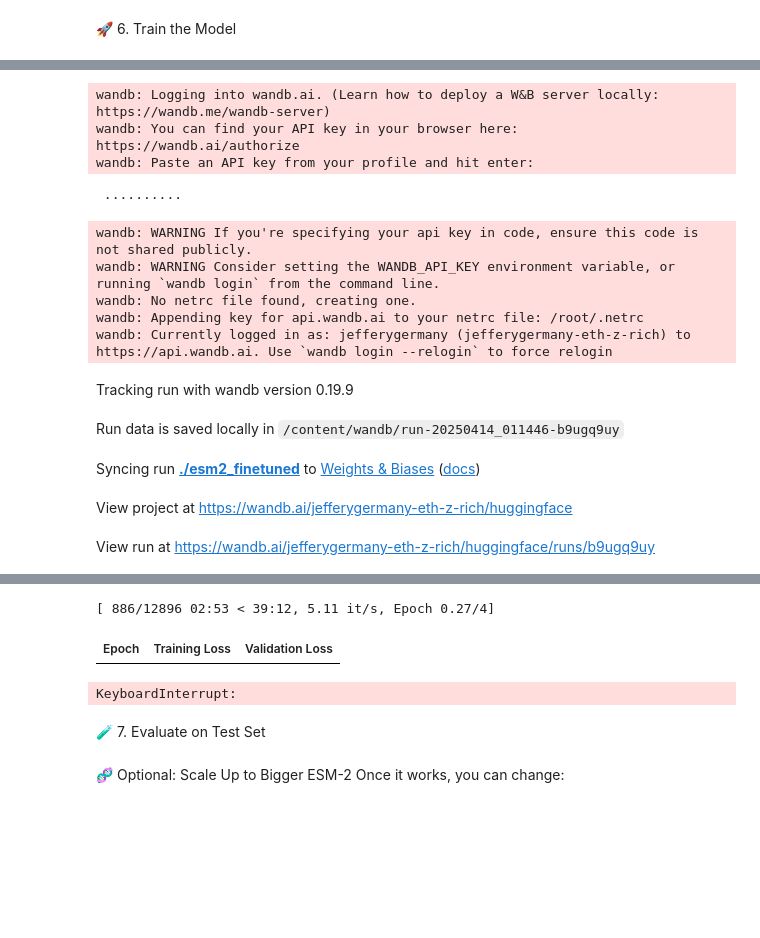
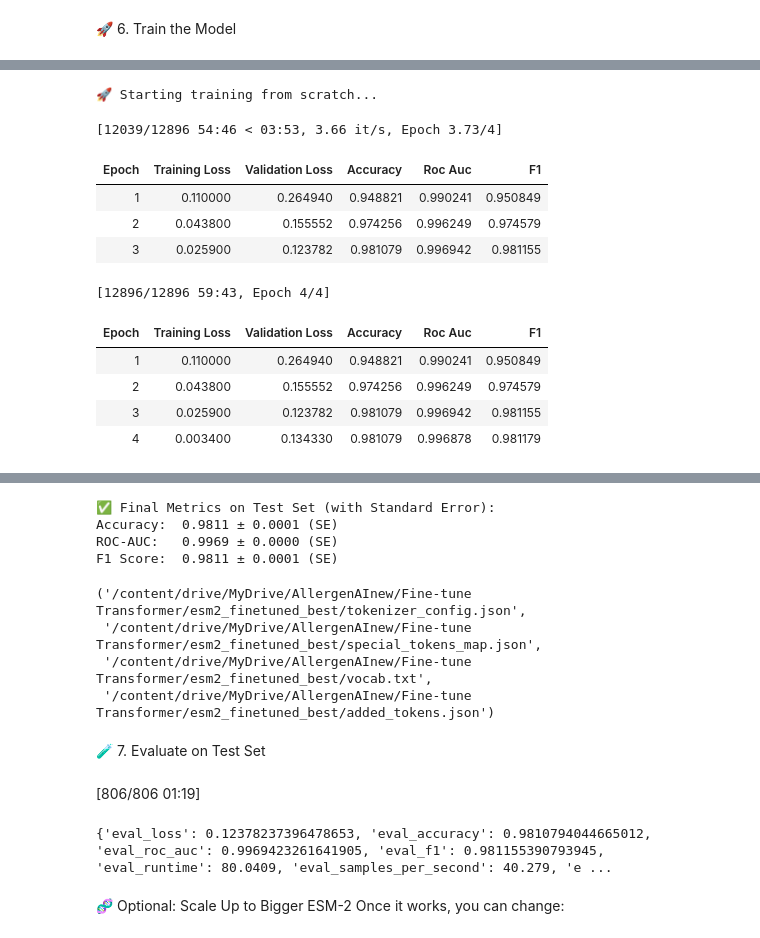
Before and after one commit to Jeffateth/XAllergen, a Jupyter notebook: Fine_Tune_ESM_2.ipynb, the cells around one changed output, grey strips where cells are left out. Saved outputs shown, nothing was run; the diff lists cells and outputs as text; code cells hidden in the pictures; blank space fills up the shorter version.

Commit message:
finished fine tuning

```diff
--- a/Fine_Tune_ESM_2.ipynb
+++ b/Fine_Tune_ESM_2.ipynb
@@ -81,6 +100,13 @@ trainer = Trainer(
 # %% [markdown]
 🚀 6. Train the Model
 # %%
+import numpy as np
+import torch
+from transformers import Trainer, TrainingArguments
+import evaluate  # for accuracy, f1, roc_auc
+from sklearn.metrics import accuracy_score, roc_auc_score, f1_score
+from sklearn.utils import resample
+
 # ==============================
 # 📈 Metrics: Accuracy, ROC-AUC, F1
 # ==============================
@@ -127,11 +153,19 @@ trainer = Trainer(
     tokenizer=tokenizer,
     compute_metrics=compute_metrics,
 )
+# ==============================
+# 🏋️‍♀️ Fine-tune! (Auto-resume enabled)
+# ==============================
+import os
 
-# ==============================
-# 🏋️‍♀️ Fine-tune!
-# ==============================
-trainer.train()
+# Auto-resume training from the latest checkpoint if available
+if os.path.isdir(training_args.output_dir) and any("checkpoint" in f for f in os.listdir(training_args.output_dir)):
+    print("🔁 Resuming from last checkpoint...")
+    trainer.train(resume_from_checkpoint=True)
+else:
+    print("🚀 Starting training from scratch...")
+    trainer.train()
+
 
 # ==============================
 # 📊 Final Evaluation with SE
@@ -183,14 +217,12 @@ wandb: Using wandb-core as the SDK backend.  Please refer to https://wandb.me/wa
-wandb: Logging into wandb.ai. (Learn how to deploy a W&B server locally: https://wandb.me/wandb-server)
-wandb: You can find your API key in your browser here: https://wandb.ai/authorize
-wandb: Paste an API key from your profile and hit enter:
+🚀 Starting training from scratch...
- ··········
+[12039/12896 54:46 < 03:53, 3.66 it/s, Epoch 3.73/4]
+| Epoch | Training Loss | Validation Loss | Accuracy | Roc Auc | F1 |
+| 1 | 0.110000 | 0.264940 | 0.948821 | 0.990241 | 0.950849 |
+| 2 | 0.043800 | 0.155552 | 0.974256 | 0.996249 | 0.974579 |
+| 3 | 0.025900 | 0.123782 | 0.981079 | 0.996942 | 0.981155 |
-wandb: WARNING If you're specifying your api key in code, ensure this code is not shared publicly.
-wandb: WARNING Consider setting the WANDB_API_KEY environment variable, or running `wandb login` from the command line.
-wandb: No netrc file found, creating one.
-wandb: Appending key for api.wandb.ai to your netrc file: /root/.netrc
-wandb: Currently logged in as: jefferygermany (jefferygermany-eth-z-rich) to https://api.wandb.ai. Use `wandb login --relogin` to force relogin
+[12896/12896 59:43, Epoch 4/4]
-Tracking run with wandb version 0.19.9
-Run data is saved locally in /content/wandb/run-20250414_011446-b9ugq9uy
-Syncing run ./esm2_finetuned to Weights & Biases (docs)
-View project at https://wandb.ai/jefferygermany-eth-z-rich/huggingface
-View run at https://wandb.ai/jefferygermany-eth-z-rich/huggingface/runs/b9ugq9uy
+| Epoch | Training Loss | Validation Loss | Accuracy | Roc Auc | F1 |
+| 1 | 0.110000 | 0.264940 | 0.948821 | 0.990241 | 0.950849 |
+| 2 | 0.043800 | 0.155552 | 0.974256 | 0.996249 | 0.974579 |
+| 3 | 0.025900 | 0.123782 | 0.981079 | 0.996942 | 0.981155 |
+| 4 | 0.003400 | 0.134330 | 0.981079 | 0.996878 | 0.981179 |
@@ -197,11 +230,19 @@ View run at https://wandb.ai/jefferygermany-eth-z-rich/huggingface/runs/b9ugq9uy
-[ 886/12896 02:53 < 39:12, 5.11 it/s, Epoch 0.27/4]
+✅ Final Metrics on Test Set (with Standard Error):
+Accuracy:  0.9811 ± 0.0001 (SE)
+ROC-AUC:   0.9969 ± 0.0000 (SE)
+F1 Score:  0.9811 ± 0.0001 (SE)
-| Epoch | Training Loss | Validation Loss |
-KeyboardInterrupt:
+('/content/drive/MyDrive/AllergenAInew/Fine-tune Transformer/esm2_finetuned_best/tokenizer_config.json',
+ '/content/drive/MyDrive/AllergenAInew/Fine-tune Transformer/esm2_finetuned_best/special_tokens_map.json',
+ '/content/drive/MyDrive/AllergenAInew/Fine-tune Transformer/esm2_finetuned_best/vocab.txt',
+ '/content/drive/MyDrive/AllergenAInew/Fine-tune Transformer/esm2_finetuned_best/added_tokens.json')
 # %% [markdown]
 🧪 7. Evaluate on Test Set
 # %%
 metrics = trainer.evaluate()
 print(metrics)
+# %% [output]
+[806/806 01:19]
+{'eval_loss': 0.12378237396478653, 'eval_accuracy': 0.9810794044665012, 'eval_roc_auc': 0.9969423261641905, 'eval_f1': 0.981155390793945, 'eval_runtime': 80.0409, 'eval_samples_per_second': 40.279, 'e ...
 # %% [markdown]
 🧬 Optional: Scale Up to Bigger ESM-2
 Once it works, you can change:
```
Also changed, not shown: parts of 5 cells of this notebook.
